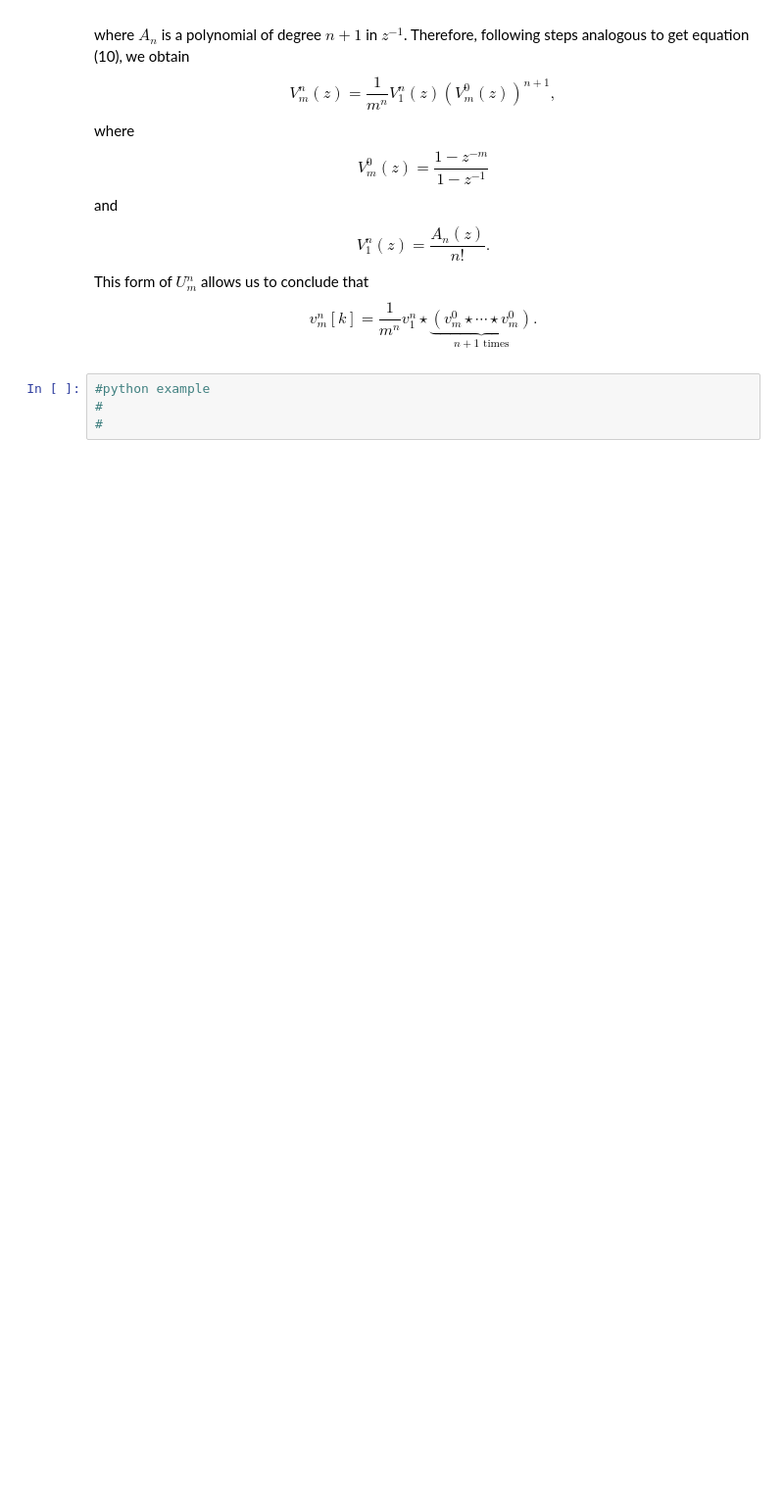
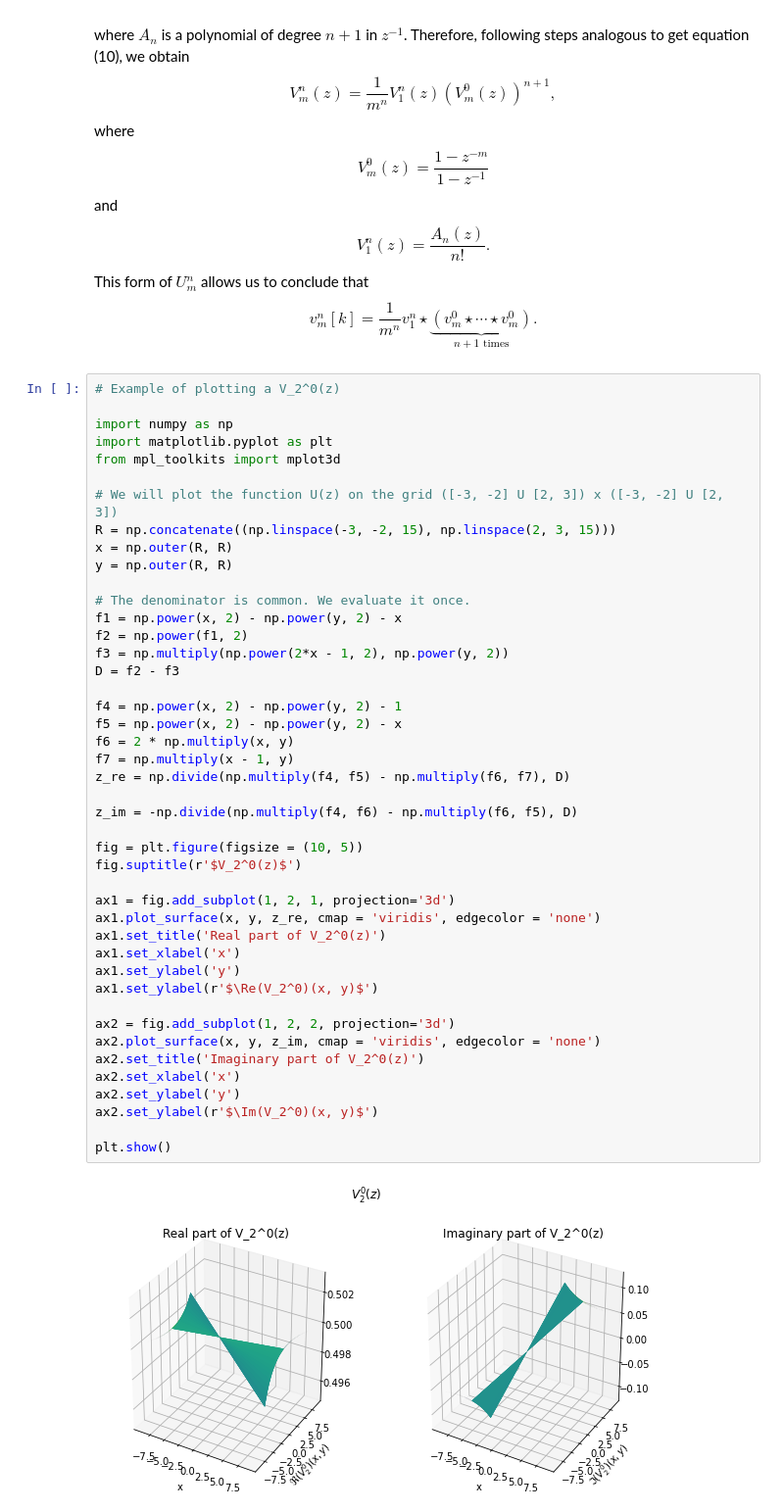
Before and after one commit to amey-joshi/am, a Jupyter notebook: p3/m2p_B01_B_ImageSplines_Version_3.ipynb, the cells around one changed output. Shown at 98% size. Drawn from its saved outputs; the diff is of its cells as text; blank space fills up the shorter version.

Commit message:
Some 2d functions.

```diff
--- a/p3/m2p_B01_B_ImageSplines_Version_3.ipynb
+++ b/p3/m2p_B01_B_ImageSplines_Version_3.ipynb
@@ -1554,7 +1662,49 @@ This form of $U_m^n$ allows us to conclude that
 $$\tag{21}
 v_m^n[k] = \frac{1}{m^n}v_1^n \star \underbrace{(v_m^0 \star \cdots \star v_m^0)}_{n+1 \text{ times}}.
 $$
-# %%
-#python example
-#
-#
+# %%
+# Example of plotting a V_2^0(z)
+
+import numpy as np
+import matplotlib.pyplot as plt
+from mpl_toolkits import mplot3d
+
+# We will plot the function U(z) on the grid ([-3, -2] U [2, 3]) x ([-3, -2] U [2, 3])
+R = np.concatenate((np.linspace(-3, -2, 15), np.linspace(2, 3, 15)))
+x = np.outer(R, R)
+y = np.outer(R, R)
+
+# The denominator is common. We evaluate it once.
+f1 = np.power(x, 2) - np.power(y, 2) - x
+f2 = np.power(f1, 2)
+f3 = np.multiply(np.power(2*x - 1, 2), np.power(y, 2))
+D = f2 - f3
+
+f4 = np.power(x, 2) - np.power(y, 2) - 1
+f5 = np.power(x, 2) - np.power(y, 2) - x
+f6 = 2 * np.multiply(x, y)
+f7 = np.multiply(x - 1, y)
+z_re = np.divide(np.multiply(f4, f5) - np.multiply(f6, f7), D)
+
+z_im = -np.divide(np.multiply(f4, f6) - np.multiply(f6, f5), D)
+
+fig = plt.figure(figsize = (10, 5))
+fig.suptitle(r'$V_2^0(z)$')
+
+ax1 = fig.add_subplot(1, 2, 1, projection='3d')
+ax1.plot_surface(x, y, z_re, cmap = 'viridis', edgecolor = 'none')
+ax1.set_title('Real part of V_2^0(z)')
+ax1.set_xlabel('x')
+ax1.set_ylabel('y')
+ax1.set_ylabel(r'$\Re(V_2^0)(x, y)$')
+
+ax2 = fig.add_subplot(1, 2, 2, projection='3d')
+ax2.plot_surface(x, y, z_im, cmap = 'viridis', edgecolor = 'none')
+ax2.set_title('Imaginary part of V_2^0(z)')
+ax2.set_xlabel('x')
+ax2.set_ylabel('y')
+ax2.set_ylabel(r'$\Im(V_2^0)(x, y)$')
+
+plt.show()
+# %% [output]
+[figure, added]
```
Also changed, not shown: parts of 9 cells of this notebook.
